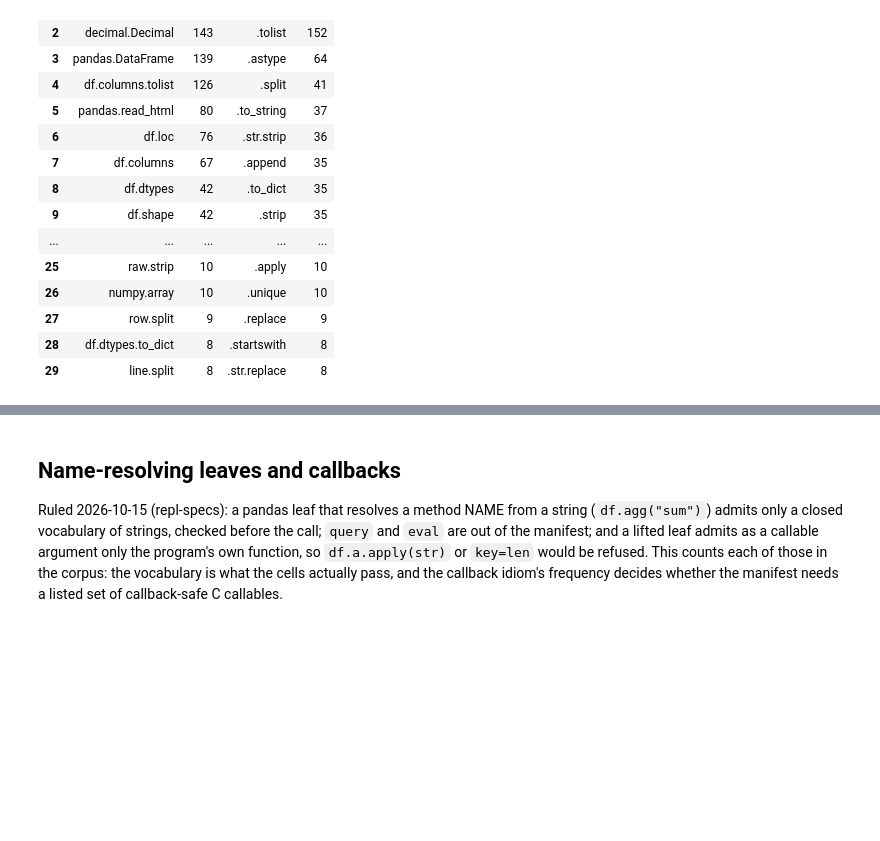
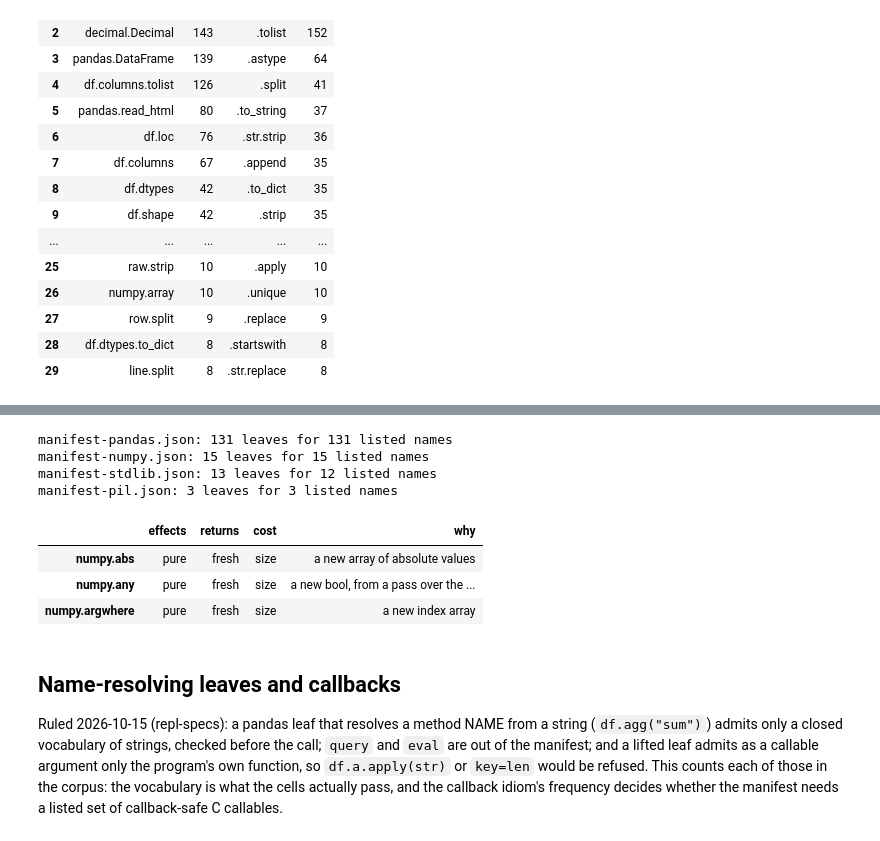
Before and after one commit to parawanderer/window-ml, a Jupyter notebook: notebooks/python-dialect/corpus-count.ipynb, the cells around one changed output, grey strips where cells are left out. Drawn from its saved outputs; the diff is of its cells as text; code cells hidden in the pictures; blank space fills up the shorter version.

```diff
--- a/notebooks/python-dialect/corpus-count.ipynb
+++ b/notebooks/python-dialect/corpus-count.ipynb
@@ -486,3 +496,40 @@ numpy: 7 module names, ndarray 8
+# %%
+import leafpass
+
+NOTE = ("effects, return marking (fresh/alias(i)/internal) and cost shapes: leafpass.py, second pass 2026-10-18 "
+        "(docs/spec/READONLY_LIBRARY_MANIFEST.md); a listed name is admitted only with its row")
+
+def listed_keys(mod, m):
+    # The leaf keys a manifest's name lists name: `<module>.<function>` and `<Kind>.<method>`.
+    if mod in ("pandas", "numpy"):
+        fns = {f"{m['module']}.{s}" for s in m.get("functions", [])}
+    elif mod == "PIL":
+        fns = {s if s.startswith("PIL.") else f"PIL.{s}" for s in m.get("functions", [])}
+    else:
+        fns = {f"{name}.{s}" for name, names in m.get("modules", {}).items() if name != "PIL" for s in names}
+    kinds = {f"{kind}.{s}" for kind, ms in m.get("kinds", {}).items() for s in ms}
+    return fns | kinds
+
+for mod, fname in (("pandas", "manifest-pandas.json"), ("numpy", "manifest-numpy.json"),
+                   ("stdlib", "manifest-stdlib.json"), ("PIL", "manifest-pil.json")):
+    path = OUT / fname
+    m = json.loads(path.read_text())
+    m["leaves"] = leafpass.leaves_for(mod)
+    m["note"] = NOTE
+    path.write_text(json.dumps(m, indent=2) + "\n")
+    listed = listed_keys(mod, m)
+    miss = sorted(listed - set(m["leaves"]))
+    print(f"{fname}: {len(m['leaves'])} leaves for {len(listed)} listed names" + (f"; MISSING {miss}" if miss else ""))
+pd.DataFrame({k: v for k, v in list(leafpass.LEAVES.items())[:3]}).T
+# %% [output]
+manifest-pandas.json: 131 leaves for 131 listed names
+manifest-numpy.json: 15 leaves for 15 listed names
+manifest-stdlib.json: 13 leaves for 12 listed names
+manifest-pil.json: 3 leaves for 3 listed names
+|  | effects | returns | cost | why |
+| numpy.abs | pure | fresh | size | a new array of absolute values |
+| numpy.any | pure | fresh | size | a new bool, from a pass over the ... |
+| numpy.argwhere | pure | fresh | size | a new index array |
 # %% [markdown]
 ## Name-resolving leaves and callbacks
 
```
Also changed, not shown: parts of 3 cells of this notebook, 8 other files.
